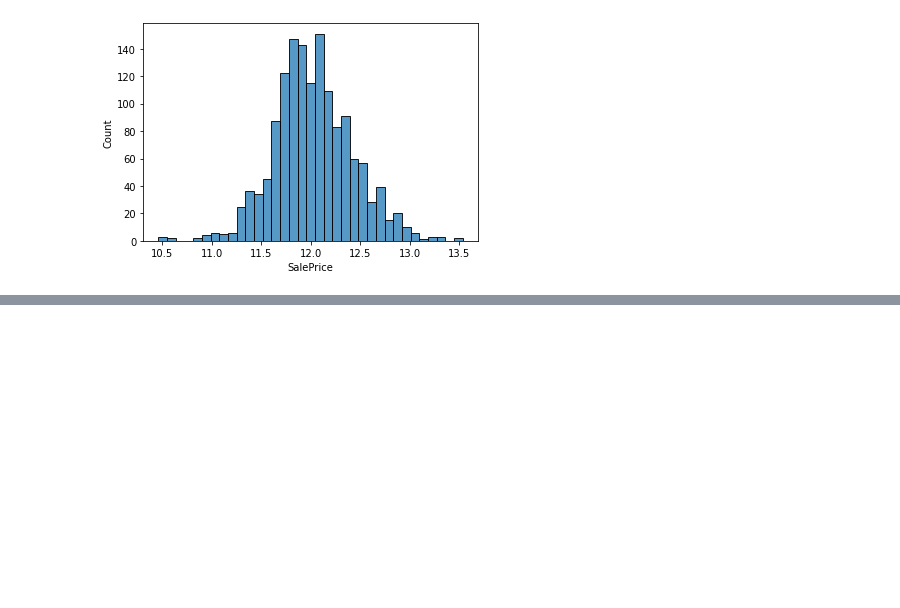
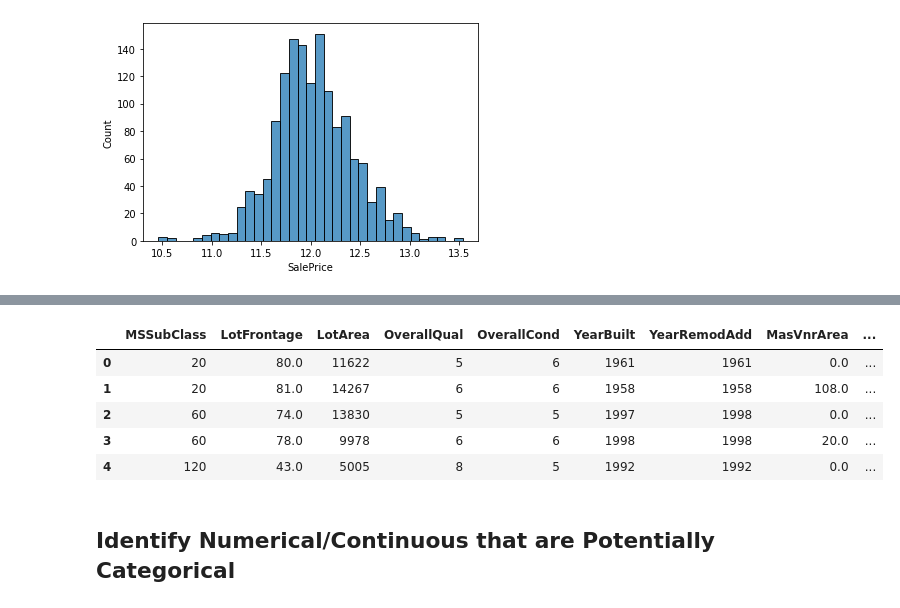
Before and after one commit to melling/ml-regression, a Jupyter notebook: house-prices-target-feature-distributions.ipynb, the cells around one changed output, grey strips where cells are left out. Drawn from its saved outputs; the diff is of its cells as text; code cells hidden in the pictures; blank space fills up the shorter version.

```diff
--- a/house-prices-target-feature-distributions.ipynb
+++ b/house-prices-target-feature-distributions.ipynb
@@ -113,0 +204,11 @@ ax = sns.histplot(np.log(train[TARGET]))
+# %%
+X_cont.head()
+# %% [output]
+|  | MSSubClass | LotFrontage | LotArea | OverallQual | OverallCond | YearBuilt | YearRemodAdd | MasVnrArea | ... |
+| 0 | 20 | 80.0 | 11622 | 5 | 6 | 1961 | 1961 | 0.0 | ... |
+| 1 | 20 | 81.0 | 14267 | 6 | 6 | 1958 | 1958 | 108.0 | ... |
+| 2 | 60 | 74.0 | 13830 | 5 | 5 | 1997 | 1998 | 0.0 | ... |
+| 3 | 60 | 78.0 | 9978 | 6 | 6 | 1998 | 1998 | 20.0 | ... |
+| 4 | 120 | 43.0 | 5005 | 8 | 5 | 1992 | 1992 | 0.0 | ... |
+# %% [markdown]
+## Identify Numerical/Continuous that are Potentially Categorical
```
Also changed, not shown: parts of 19 cells of this notebook.
